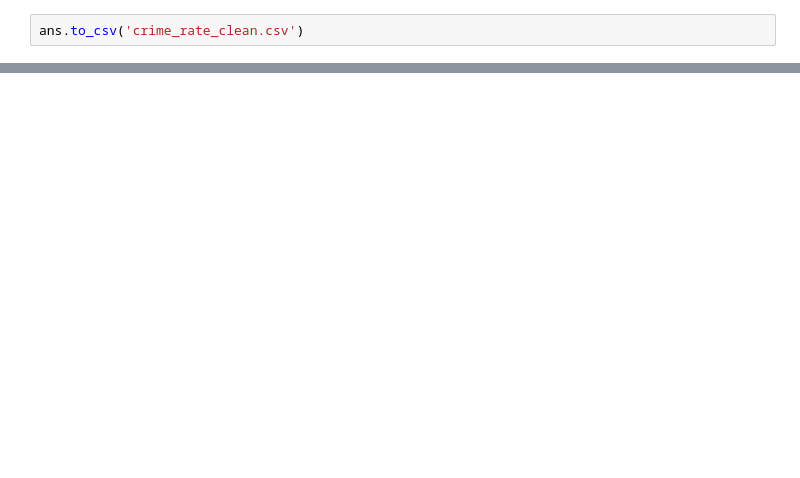
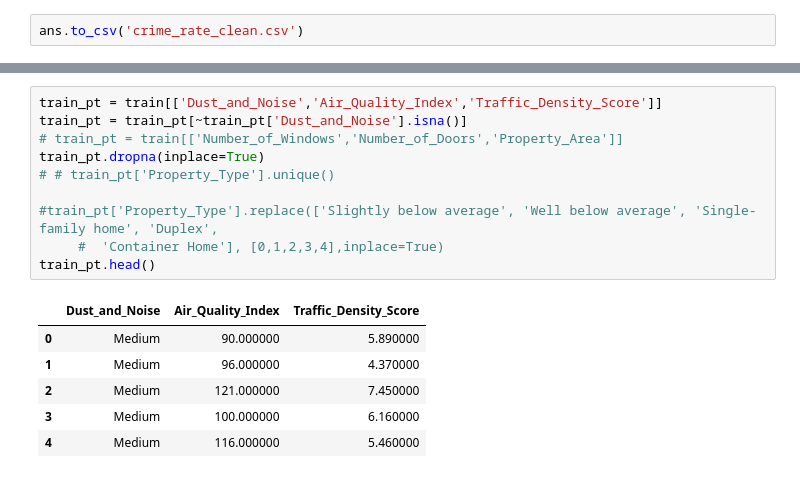
Before and after one commit to ma75442/HE_Get-a-room-ML-Hackathon-, a Jupyter notebook: Clusturing_(1).ipynb, the cells around one changed output, grey strips where cells are left out. Drawn from its saved outputs; the diff is of its cells as text; blank space fills up the shorter version.

```diff
--- a/Clusturing_(1).ipynb
+++ b/Clusturing_(1).ipynb
@@ -610,0 +535,17 @@ ans.to_csv('crime_rate_clean.csv')
+# %%
+train_pt = train[['Dust_and_Noise','Air_Quality_Index','Traffic_Density_Score']]
+train_pt = train_pt[~train_pt['Dust_and_Noise'].isna()]
+# train_pt = train[['Number_of_Windows','Number_of_Doors','Property_Area']]
+train_pt.dropna(inplace=True)
+# # train_pt['Property_Type'].unique()
+
+#train_pt['Property_Type'].replace(['Slightly below average', 'Well below average', 'Single-family home', 'Duplex',
+     #  'Container Home'], [0,1,2,3,4],inplace=True)
+train_pt.head()
+# %% [output]
+|  | Dust_and_Noise | Air_Quality_Index | Traffic_Density_Score |
+| 0 | Medium | 90.000000 | 5.890000 |
+| 1 | Medium | 96.000000 | 4.370000 |
+| 2 | Medium | 121.000000 | 7.450000 |
+| 3 | Medium | 100.000000 | 6.160000 |
+| 4 | Medium | 116.000000 | 5.460000 |
```
Also changed, not shown: parts of 17 cells of this notebook.
